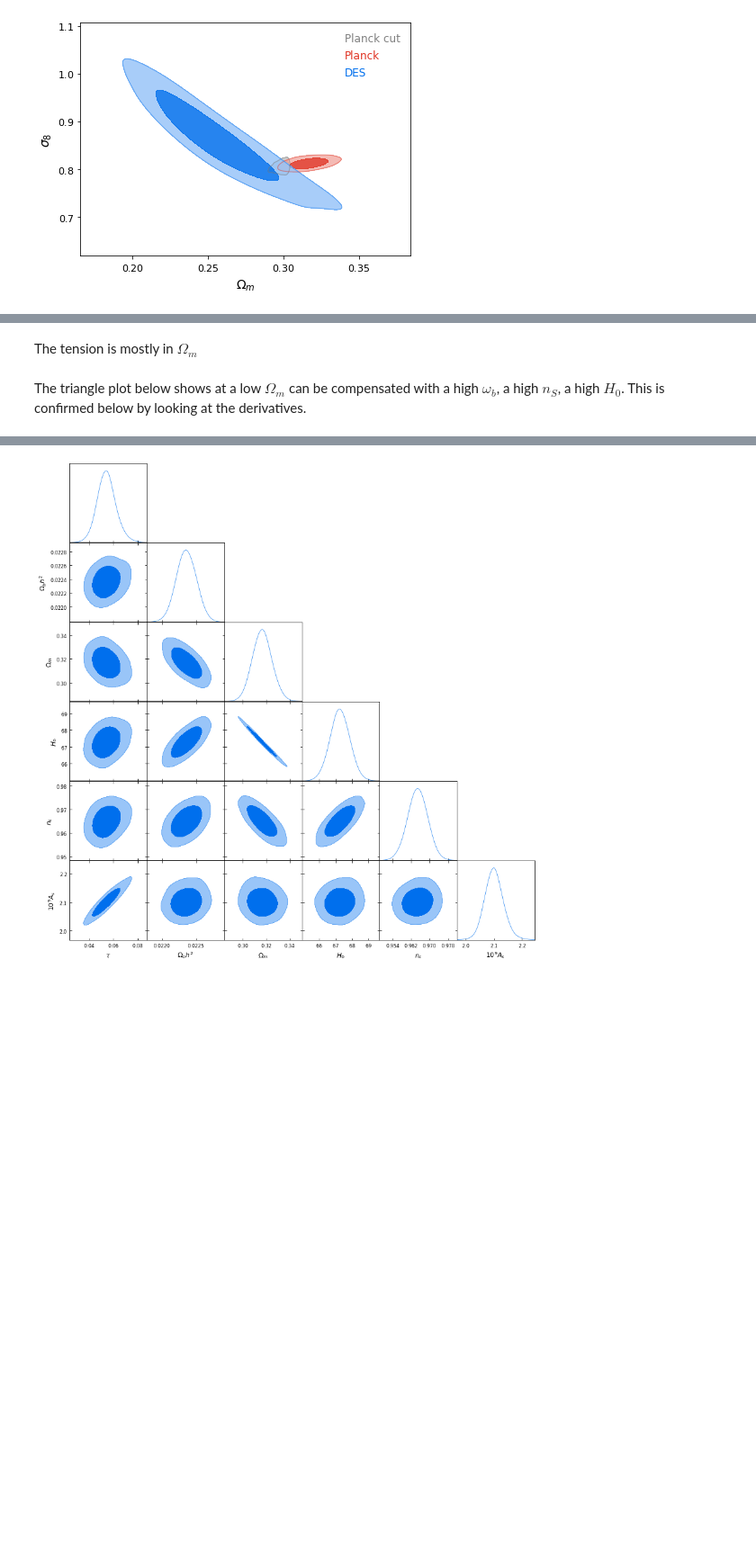
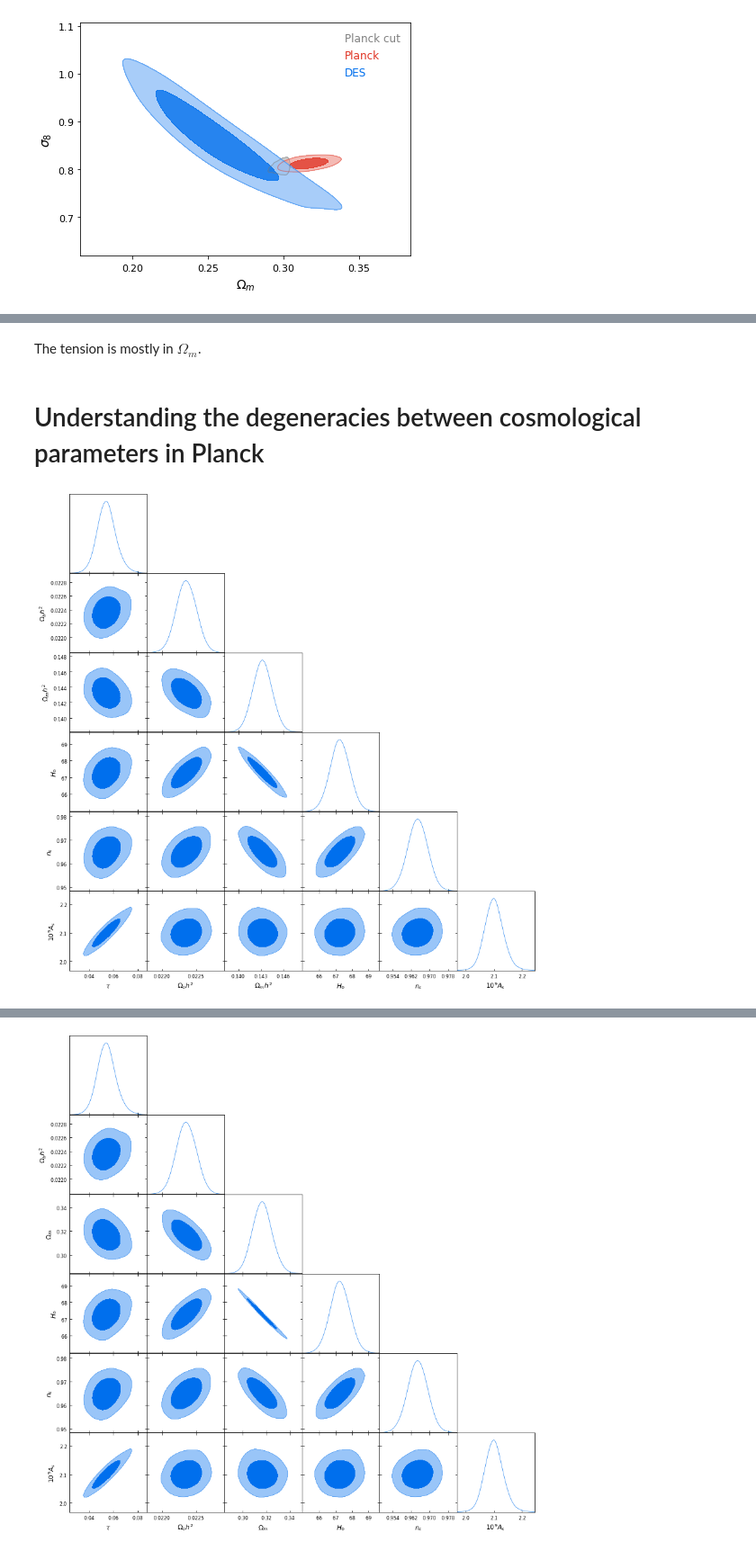
Before and after one commit to EmmanuelSchaan/CobayaExploration, a Jupyter notebook: omegam_cut.ipynb, the cells around one changed output, grey strips where cells are left out. Shown at 90% size. Saved outputs shown, nothing was run; the diff lists cells and outputs as text; code cells hidden in the pictures; blank space fills up the shorter version.

```diff
--- a/omegam_cut.ipynb
+++ b/omegam_cut.ipynb
@@ -47,0 +74,23 @@ samplesDES = loadMCSamples(runPath)
+# %%
+# get list of parameter names
+parNamesPlanck = samplesPlanck.getParamNames()
+# print(parNamesPlanck)
+
+# # Dictionary giving the parameter indices
+# paramIndices = samplesPlanck._getParamIndices()
+# iParOmega = str(paramIndices['omegam'])
+# # print(paramIndices.keys())
+# # print("Param index for omegam: " + str(paramIndices['omegam']))
+# # print("Param index for sigma8: " + str(paramIndices['sigma8']))
+
+# get all the samples for each parameter
+parPlanck = samplesPlanck.getParams()
+# print(parPlanck.omegam)
+
+# Add Omega_b as a new derived parameter
+newParVec = parPlanck.omegabh2 / (parPlanck.H0 / 100.)**2
+samplesPlanck.addDerived(newParVec, "omegab", label='\Omega_b', comment='', range=None)
+
+# Add Omega_c as a new derived parameter
+newParVec = parPlanck.omegach2 / (parPlanck.H0 / 100.)**2
+samplesPlanck.addDerived(newParVec, "omegac", label='\Omega_c', comment='', range=None)
@@ -144,5 +213,10 @@ g.add_legend(['Planck cut', 'Planck', 'DES'], colored_text=True, legend_loc='upp
 # %% [markdown]
-The tension is mostly in $\Omega_m$
+The tension is mostly in $\Omega_m$.
-# %% [markdown]
-The triangle plot below shows at a low $\Omega_m$ can be compensated with a high $\omega_b$, a high $n_S$, a high $H_0$.
-This is confirmed below by looking at the derivatives.
+# %% [markdown]
+# Understanding the degeneracies between cosmological parameters in Planck
+# %%
+# Triangle plot
+g = plots.get_subplot_plotter()
+g.triangle_plot(samplesPlanck, ['tau', 'omegabh2', 'omegamh2', 'H0', 'ns', 'A'], filled=True)
+# %% [output]
+[figure, added]
```
Also changed, not shown: parts of 59 cells of this notebook, 1 other file.
